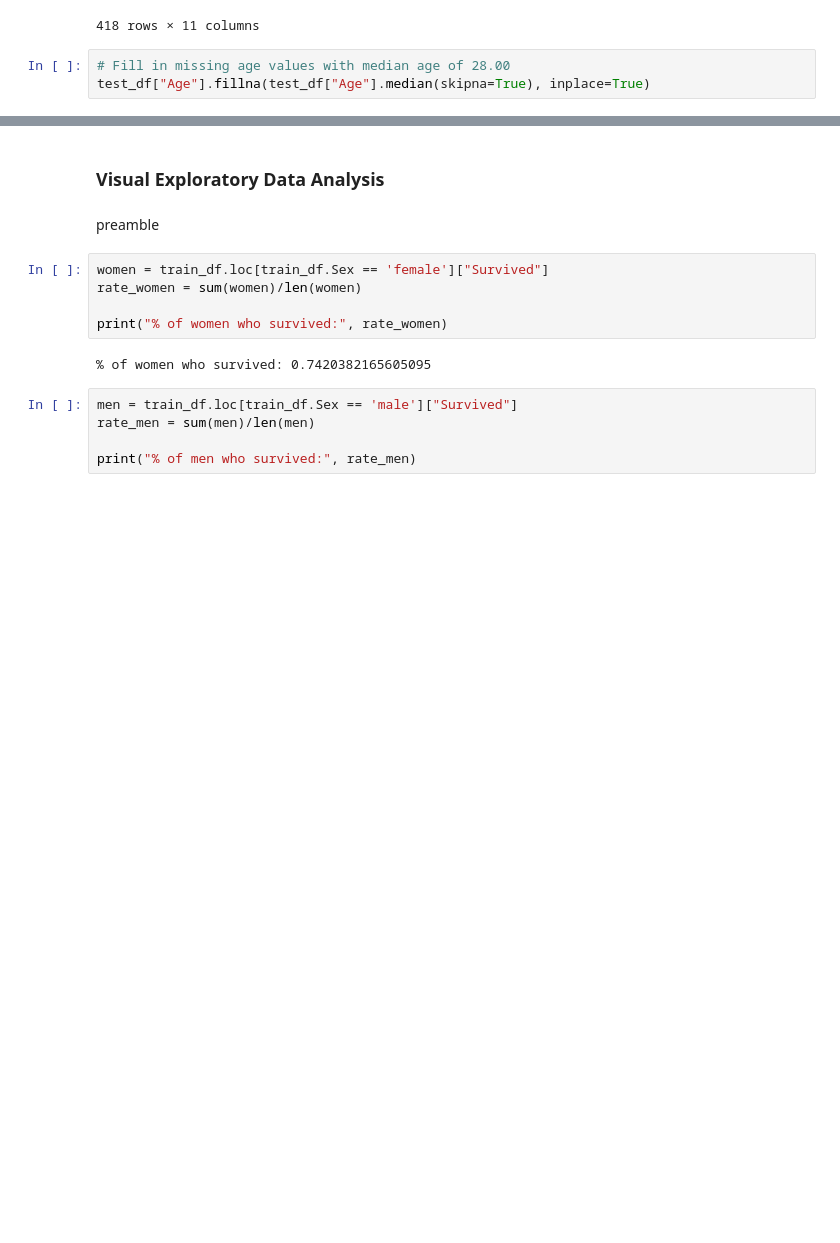
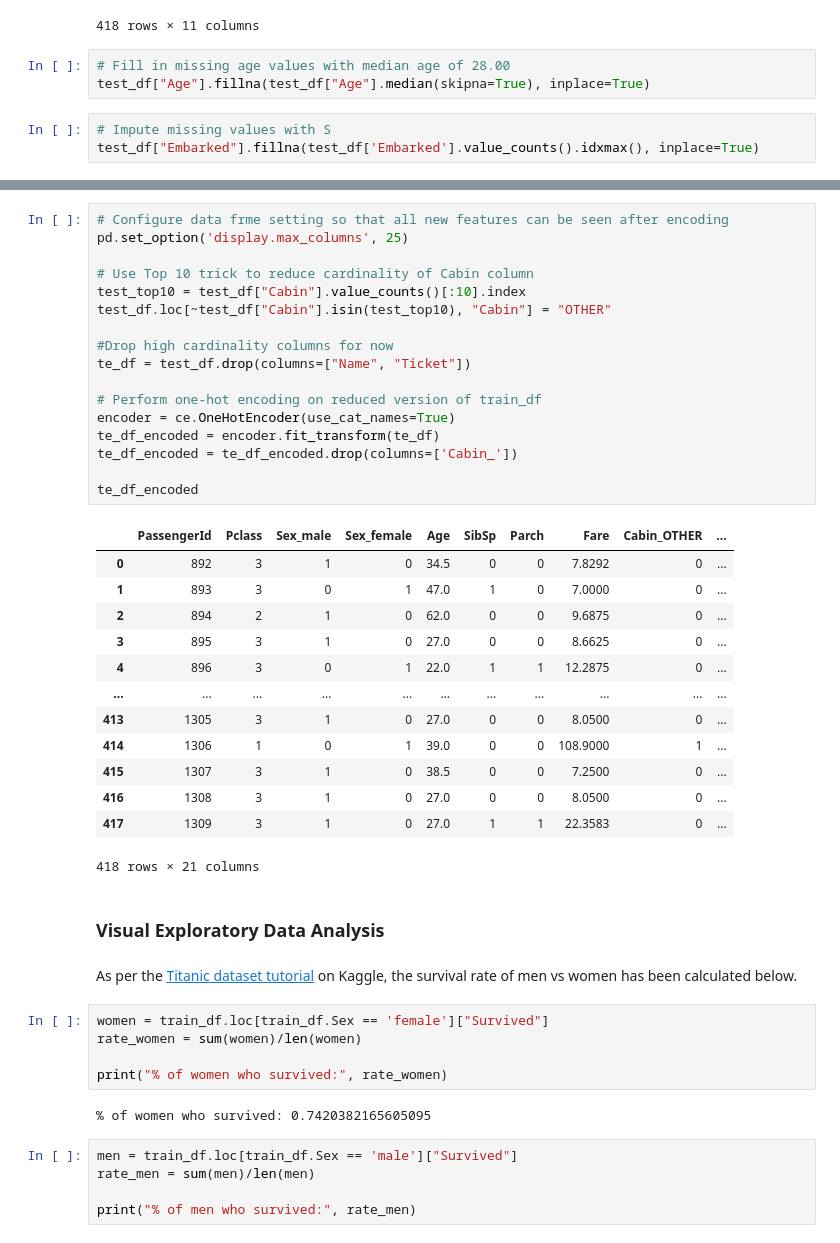
Before and after one commit to catstacks/TDADSAssignments, a Jupyter notebook: LogReg.ipynb, the cells around one changed output, grey strips where cells are left out. Cells and saved outputs as stored; diff of their text form; blank space fills up the shorter version.

```diff
--- a/LogReg.ipynb
+++ b/LogReg.ipynb
@@ -325,3 +318,6 @@ test_df
 # %%
 # Fill in missing age values with median age of 28.00
 test_df["Age"].fillna(test_df["Age"].median(skipna=True), inplace=True)
+# %%
+# Impute missing values with S
+test_df["Embarked"].fillna(test_df['Embarked'].value_counts().idxmax(), inplace=True)
@@ -328,7 +340,38 @@ test_df["Age"].fillna(test_df["Age"].median(skipna=True), inplace=True)
+# %%
+# Configure data frme setting so that all new features can be seen after encoding
+pd.set_option('display.max_columns', 25)
+
+# Use Top 10 trick to reduce cardinality of Cabin column
+test_top10 = test_df["Cabin"].value_counts()[:10].index
+test_df.loc[~test_df["Cabin"].isin(test_top10), "Cabin"] = "OTHER"
+
+#Drop high cardinality columns for now
+te_df = test_df.drop(columns=["Name", "Ticket"])
+
+# Perform one-hot encoding on reduced version of train_df
+encoder = ce.OneHotEncoder(use_cat_names=True)
+te_df_encoded = encoder.fit_transform(te_df)
+te_df_encoded = te_df_encoded.drop(columns=['Cabin_'])
+
+te_df_encoded
+# %% [output]
+|  | PassengerId | Pclass | Sex_male | Sex_female | Age | SibSp | Parch | Fare | Cabin_OTHER | ... |
+| 0 | 892 | 3 | 1 | 0 | 34.5 | 0 | 0 | 7.8292 | 0 | ... |
+| 1 | 893 | 3 | 0 | 1 | 47.0 | 1 | 0 | 7.0000 | 0 | ... |
+| 2 | 894 | 2 | 1 | 0 | 62.0 | 0 | 0 | 9.6875 | 0 | ... |
+| 3 | 895 | 3 | 1 | 0 | 27.0 | 0 | 0 | 8.6625 | 0 | ... |
+| 4 | 896 | 3 | 0 | 1 | 22.0 | 1 | 1 | 12.2875 | 0 | ... |
+| ... | ... | ... | ... | ... | ... | ... | ... | ... | ... | ... |
+| 413 | 1305 | 3 | 1 | 0 | 27.0 | 0 | 0 | 8.0500 | 0 | ... |
+| 414 | 1306 | 1 | 0 | 1 | 39.0 | 0 | 0 | 108.9000 | 1 | ... |
+| 415 | 1307 | 3 | 1 | 0 | 38.5 | 0 | 0 | 7.2500 | 0 | ... |
+| 416 | 1308 | 3 | 1 | 0 | 27.0 | 0 | 0 | 8.0500 | 0 | ... |
+| 417 | 1309 | 3 | 1 | 0 | 27.0 | 1 | 1 | 22.3583 | 0 | ... |
+418 rows × 21 columns
 # %% [markdown]
 ### Visual Exploratory Data Analysis
-# %% [markdown]
-preamble
+# %% [markdown]
+As per the [Titanic dataset tutorial](https://www.kaggle.com/alexisbcook/titanic-tutorial) on Kaggle, the survival rate of men vs women has been calculated below.
 # %%
 women = train_df.loc[train_df.Sex == 'female']["Survived"]
 rate_women = sum(women)/len(women)
```
Also changed, not shown: parts of 13 cells of this notebook.
